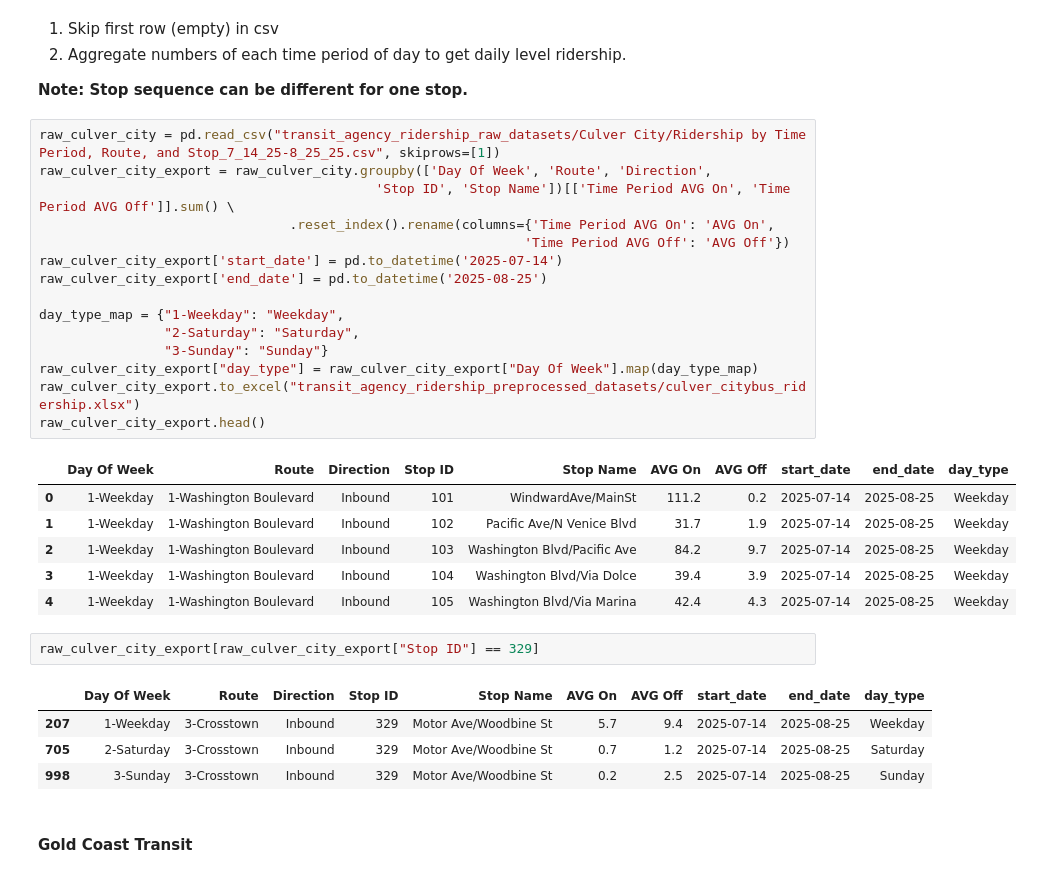
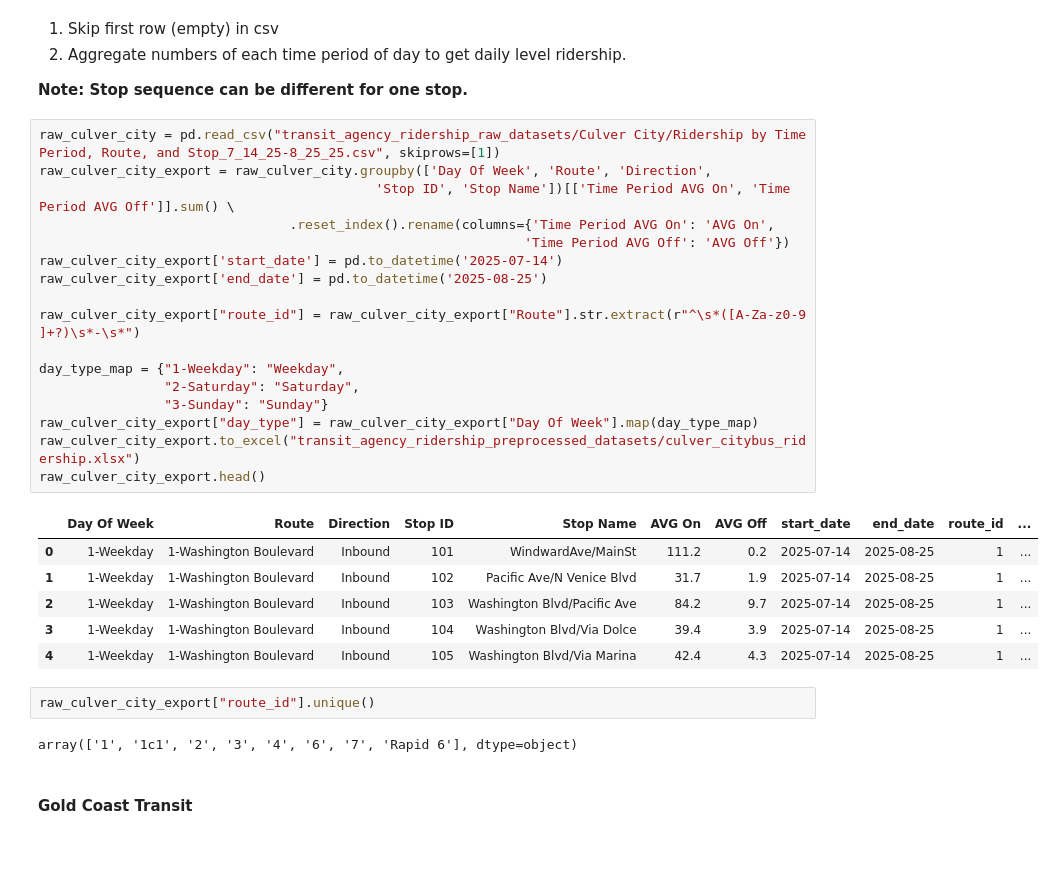
Before and after one commit to cal-itp/transit-ridership-analytics, a Jupyter notebook: Pre-process.ipynb, the cells around one changed output. Drawn from its saved outputs; the diff is of its cells as text; blank space fills up the shorter version.

Commit message:
Extract route/stop id from route/stop name if available

```diff
--- a/Pre-process.ipynb
+++ b/Pre-process.ipynb
@@ -243,32 +243,31 @@ raw_fresno_export.to_excel("transit_agency_ridership_preprocessed_datasets/fresn
 # %%
 raw_culver_city = pd.read_csv("transit_agency_ridership_raw_datasets/Culver City/Ridership by Time Period, Route, and Stop_7_14_25-8_25_25.csv", skiprows=[1])
 raw_culver_city_export = raw_culver_city.groupby(['Day Of Week', 'Route', 'Direction',
                                            'Stop ID', 'Stop Name'])[['Time Period AVG On', 'Time Period AVG Off']].sum() \
                                 .reset_index().rename(columns={'Time Period AVG On': 'AVG On',
                                                               'Time Period AVG Off': 'AVG Off'})
 raw_culver_city_export['start_date'] = pd.to_datetime('2025-07-14')
 raw_culver_city_export['end_date'] = pd.to_datetime('2025-08-25')
 
+raw_culver_city_export["route_id"] = raw_culver_city_export["Route"].str.extract(r"^\s*([A-Za-z0-9 ]+?)\s*-\s*")
+
 day_type_map = {"1-Weekday": "Weekday",
                 "2-Saturday": "Saturday",
                 "3-Sunday": "Sunday"}
 raw_culver_city_export["day_type"] = raw_culver_city_export["Day Of Week"].map(day_type_map)
 raw_culver_city_export.to_excel("transit_agency_ridership_preprocessed_datasets/culver_citybus_ridership.xlsx")
 raw_culver_city_export.head()
 # %% [output]
-|  | Day Of Week | Route | Direction | Stop ID | Stop Name | AVG On | AVG Off | start_date | end_date | day_type |
-| 0 | 1-Weekday | 1-Washington Boulevard | Inbound | 101 | WindwardAve/MainSt | 111.2 | 0.2 | 2025-07-14 | 2025-08-25 | Weekday |
-| 1 | 1-Weekday | 1-Washington Boulevard | Inbound | 102 | Pacific Ave/N Venice Blvd | 31.7 | 1.9 | 2025-07-14 | 2025-08-25 | Weekday |
-| 2 | 1-Weekday | 1-Washington Boulevard | Inbound | 103 | Washington Blvd/Pacific Ave | 84.2 | 9.7 | 2025-07-14 | 2025-08-25 | Weekday |
-| 3 | 1-Weekday | 1-Washington Boulevard | Inbound | 104 | Washington Blvd/Via Dolce | 39.4 | 3.9 | 2025-07-14 | 2025-08-25 | Weekday |
-| 4 | 1-Weekday | 1-Washington Boulevard | Inbound | 105 | Washington Blvd/Via Marina | 42.4 | 4.3 | 2025-07-14 | 2025-08-25 | Weekday |
+|  | Day Of Week | Route | Direction | Stop ID | Stop Name | AVG On | AVG Off | start_date | end_date | route_id | ... |
+| 0 | 1-Weekday | 1-Washington Boulevard | Inbound | 101 | WindwardAve/MainSt | 111.2 | 0.2 | 2025-07-14 | 2025-08-25 | 1 | ... |
+| 1 | 1-Weekday | 1-Washington Boulevard | Inbound | 102 | Pacific Ave/N Venice Blvd | 31.7 | 1.9 | 2025-07-14 | 2025-08-25 | 1 | ... |
+| 2 | 1-Weekday | 1-Washington Boulevard | Inbound | 103 | Washington Blvd/Pacific Ave | 84.2 | 9.7 | 2025-07-14 | 2025-08-25 | 1 | ... |
+| 3 | 1-Weekday | 1-Washington Boulevard | Inbound | 104 | Washington Blvd/Via Dolce | 39.4 | 3.9 | 2025-07-14 | 2025-08-25 | 1 | ... |
+| 4 | 1-Weekday | 1-Washington Boulevard | Inbound | 105 | Washington Blvd/Via Marina | 42.4 | 4.3 | 2025-07-14 | 2025-08-25 | 1 | ... |
 # %%
-raw_culver_city_export[raw_culver_city_export["Stop ID"] == 329]
+raw_culver_city_export["route_id"].unique()
 # %% [output]
-|  | Day Of Week | Route | Direction | Stop ID | Stop Name | AVG On | AVG Off | start_date | end_date | day_type |
-| 207 | 1-Weekday | 3-Crosstown | Inbound | 329 | Motor Ave/Woodbine St | 5.7 | 9.4 | 2025-07-14 | 2025-08-25 | Weekday |
-| 705 | 2-Saturday | 3-Crosstown | Inbound | 329 | Motor Ave/Woodbine St | 0.7 | 1.2 | 2025-07-14 | 2025-08-25 | Saturday |
-| 998 | 3-Sunday | 3-Crosstown | Inbound | 329 | Motor Ave/Woodbine St | 0.2 | 2.5 | 2025-07-14 | 2025-08-25 | Sunday |
+array(['1', '1c1', '2', '3', '4', '6', '7', 'Rapid 6'], dtype=object)
 # %% [markdown]
 #### Gold Coast Transit
 # %% [markdown]
```
Also changed, not shown: parts of 20 cells of this notebook, 12 other files.
